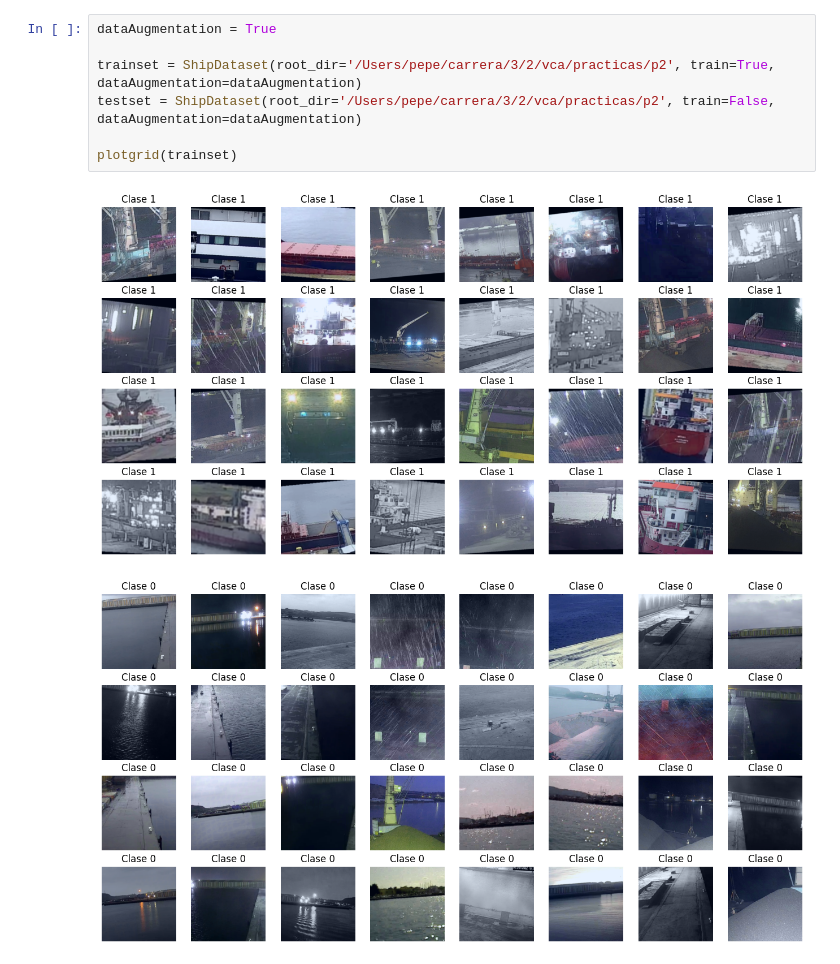
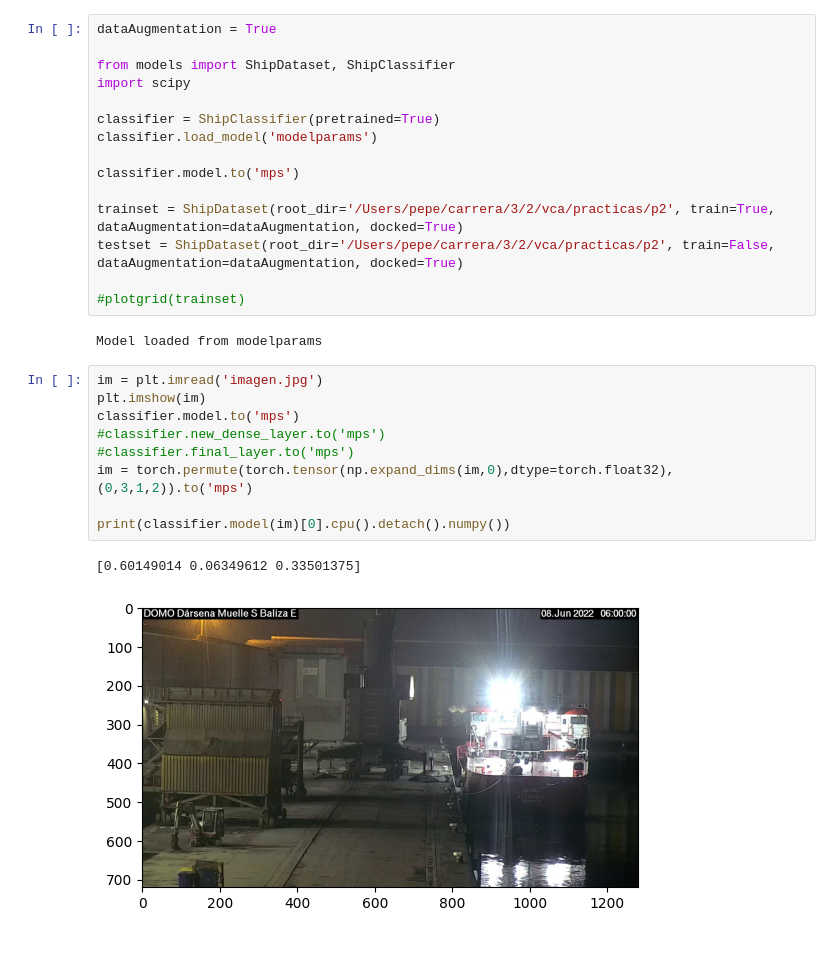
Before and after one commit to PepeRoConde/3year2sem, a Jupyter notebook: vision/p1/pruebas.ipynb, the cells around one changed output. Drawn from its saved outputs; the diff is of its cells as text.

```diff
--- a/vision/p1/pruebas.ipynb
+++ b/vision/p1/pruebas.ipynb
@@ -562,10 +47,29 @@ def plotgrid(trainset, cols=8, rows=4):
 # %%
 dataAugmentation = True
 
-trainset = ShipDataset(root_dir='/Users/pepe/carrera/3/2/vca/practicas/p2', train=True, dataAugmentation=dataAugmentation)
-testset = ShipDataset(root_dir='/Users/pepe/carrera/3/2/vca/practicas/p2', train=False, dataAugmentation=dataAugmentation)
+from models import ShipDataset, ShipClassifier
+import scipy
 
-plotgrid(trainset)
+classifier = ShipClassifier(pretrained=True)
+classifier.load_model('modelparams')
+
+classifier.model.to('mps')
+
+trainset = ShipDataset(root_dir='/Users/pepe/carrera/3/2/vca/practicas/p2', train=True, dataAugmentation=dataAugmentation, docked=True)
+testset = ShipDataset(root_dir='/Users/pepe/carrera/3/2/vca/practicas/p2', train=False, dataAugmentation=dataAugmentation, docked=True)
+
+#plotgrid(trainset)
 # %% [output]
-[figure, removed]
-[figure, removed]
+Model loaded from modelparams
+# %%
+im = plt.imread('imagen.jpg')
+plt.imshow(im)
+classifier.model.to('mps')
+#classifier.new_dense_layer.to('mps')
+#classifier.final_layer.to('mps')
+im = torch.permute(torch.tensor(np.expand_dims(im,0),dtype=torch.float32),(0,3,1,2)).to('mps')
+
+print(classifier.model(im)[0].cpu().detach().numpy())
+# %% [output]
+[0.60149014 0.06349612 0.33501375]
+[figure, added]
```
Also changed, not shown: parts of 5 cells of this notebook, 7 other files.
